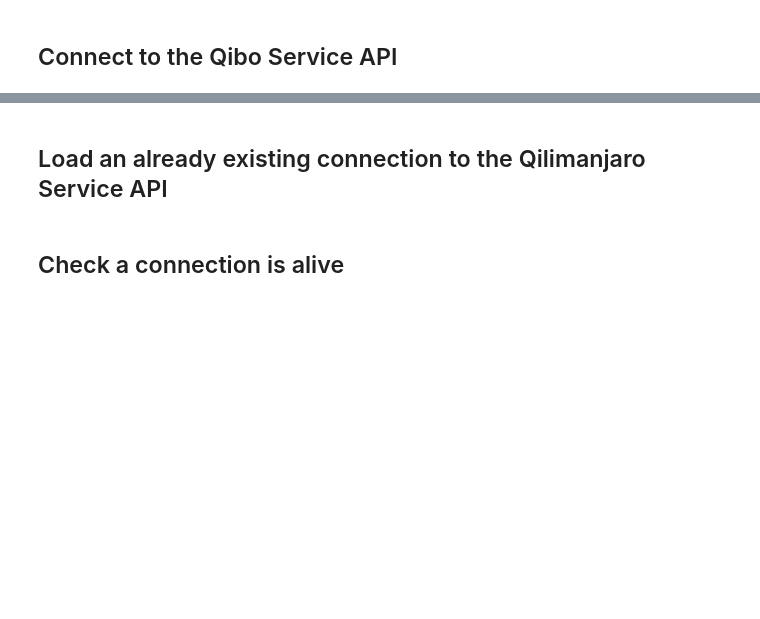
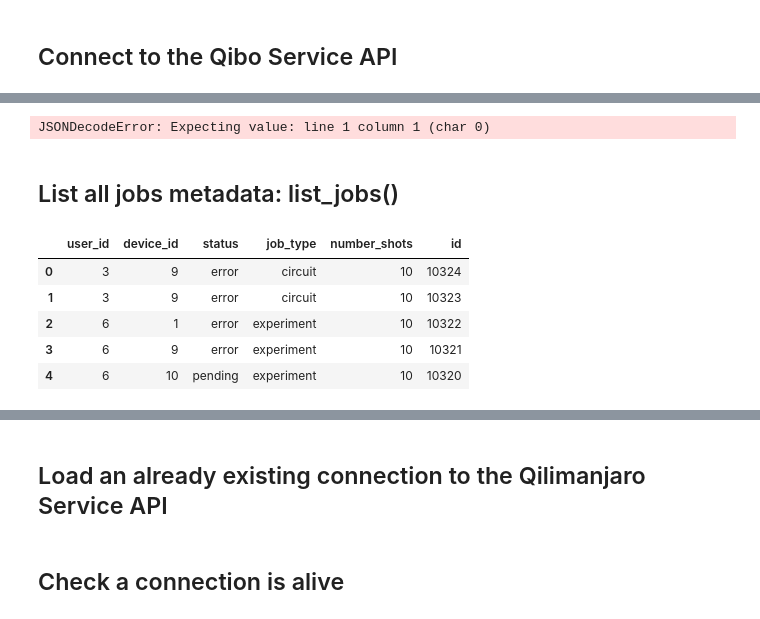
Before and after one commit to qilimanjaro-tech/qiboconnection, a Jupyter notebook: examples/user_example.ipynb, the cells around one changed output, grey strips where cells are left out. Saved outputs shown, nothing was run; the diff lists cells and outputs as text; code cells hidden in the pictures; blank space fills up the shorter version.

```diff
--- a/examples/user_example.ipynb
+++ b/examples/user_example.ipynb
@@ -19,0 +20,16 @@ qibo_api = API(configuration=configuration)
+# %%
+qibo_api.delete_job(10313)
+# %% [output]
+JSONDecodeError: Expecting value: line 1 column 1 (char 0)
+# %% [markdown]
+## List all jobs metadata: list_jobs()
+# %%
+jobs_df = qibo_api.list_jobs().dataframe
+jobs_df.head()
+# %% [output]
+|  | user_id | device_id | status | job_type | number_shots | id |
+| 0 | 3 | 9 | error | circuit | 10 | 10324 |
+| 1 | 3 | 9 | error | circuit | 10 | 10323 |
+| 2 | 6 | 1 | error | experiment | 10 | 10322 |
+| 3 | 6 | 9 | error | experiment | 10 | 10321 |
+| 4 | 6 | 10 | pending | experiment | 10 | 10320 |
```
Also changed, not shown: parts of 7 cells of this notebook, 5 other files.
